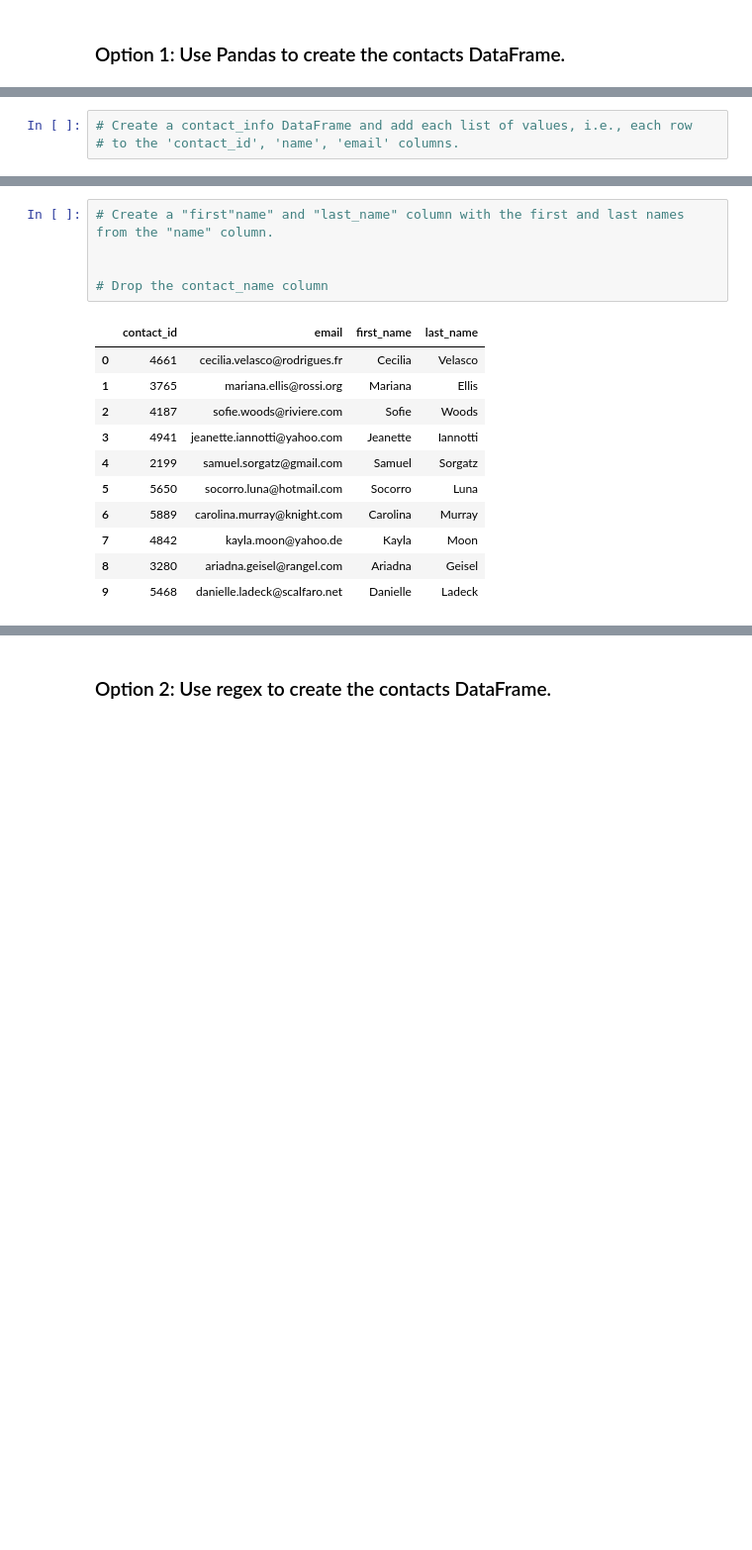
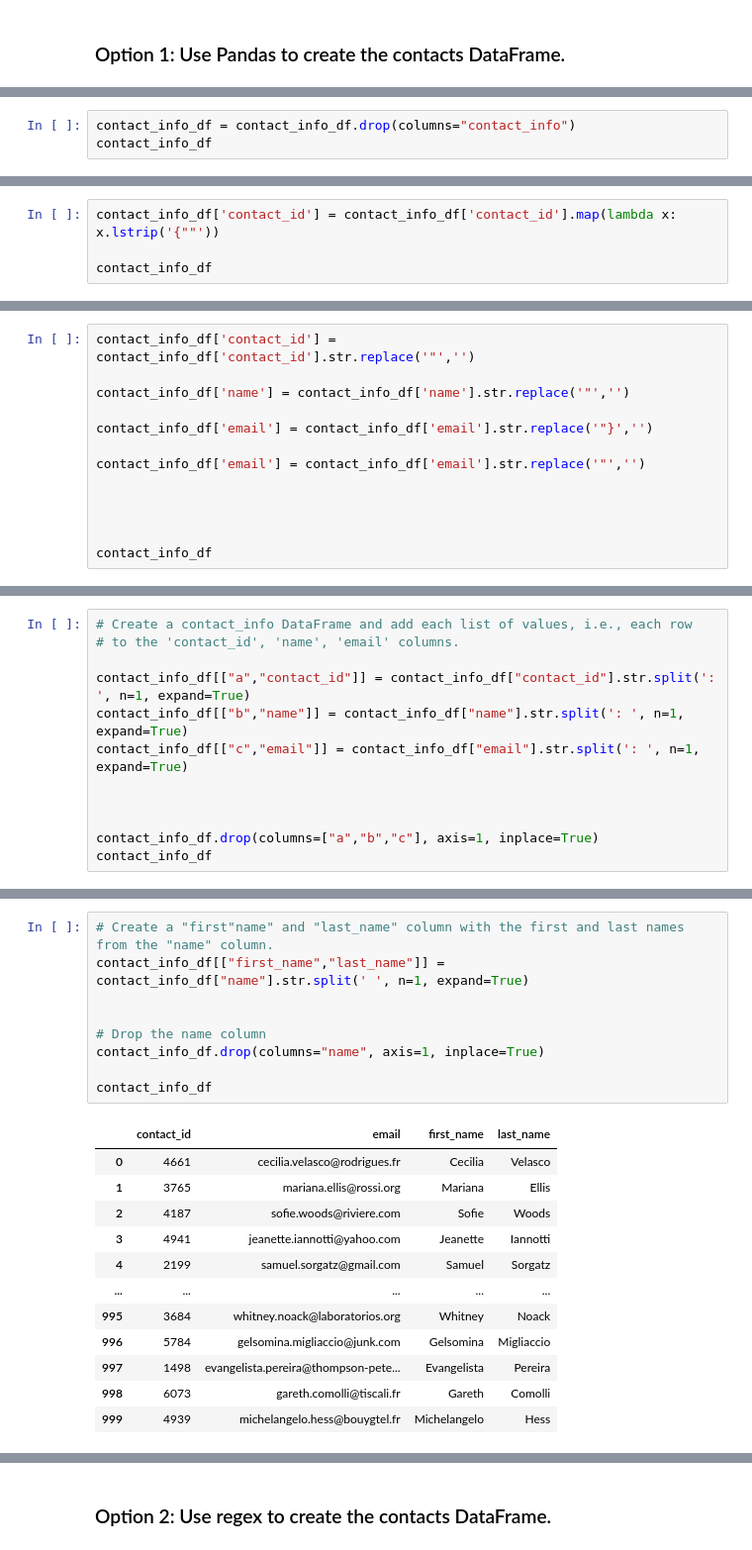
Before and after one commit to ubnas1/Crowdfunding_ETL, a Jupyter notebook: ETL_Mini_Project_Starter_Code_UNasar.ipynb, the cells around one changed output, grey strips where cells are left out. Shown at 99% size. Saved outputs shown, nothing was run; the diff lists cells and outputs as text; blank space fills up the shorter version.

```diff
--- a/ETL_Mini_Project_Starter_Code_UNasar.ipynb
+++ b/ETL_Mini_Project_Starter_Code_UNasar.ipynb
@@ -374,0 +408,3 @@ print(dict_values)
+# %%
+contact_info_df = contact_info_df.drop(columns="contact_info")
+contact_info_df
@@ -374,0 +425,4 @@ print(dict_values)
+# %%
+contact_info_df['contact_id'] = contact_info_df['contact_id'].map(lambda x: x.lstrip('{""'))
+
+contact_info_df
@@ -374,0 +443,13 @@ print(dict_values)
+# %%
+contact_info_df['contact_id'] = contact_info_df['contact_id'].str.replace('"','')
+
+contact_info_df['name'] = contact_info_df['name'].str.replace('"','')
+
+contact_info_df['email'] = contact_info_df['email'].str.replace('"}','')
+
+contact_info_df['email'] = contact_info_df['email'].str.replace('"','')
+
+
+
+
+contact_info_df
@@ -375,6 +470,15 @@ print(dict_values)
 # %%
 # Create a contact_info DataFrame and add each list of values, i.e., each row
 # to the 'contact_id', 'name', 'email' columns.
+
+contact_info_df[["a","contact_id"]] = contact_info_df["contact_id"].str.split(': ', n=1, expand=True)
+contact_info_df[["b","name"]] = contact_info_df["name"].str.split(': ', n=1, expand=True)
+contact_info_df[["c","email"]] = contact_info_df["email"].str.split(': ', n=1, expand=True)
+
+
+
+contact_info_df.drop(columns=["a","b","c"], axis=1, inplace=True)
+contact_info_df
 # %% [output]
 |  | contact_id | name | email |
 | 0 | 4661 | Cecilia Velasco | cecilia.velasco@rodrigues.fr |
@@ -398,17 +504,22 @@ memory usage: 23.6+ KB
 # %%
 # Create a "first"name" and "last_name" column with the first and last names from the "name" column.
+contact_info_df[["first_name","last_name"]] = contact_info_df["name"].str.split(' ', n=1, expand=True)
 
 
-# Drop the contact_name column
+# Drop the name column
+contact_info_df.drop(columns="name", axis=1, inplace=True)
+
+contact_info_df
 # %% [output]
 |  | contact_id | email | first_name | last_name |
 | 0 | 4661 | cecilia.velasco@rodrigues.fr | Cecilia | Velasco |
 | 1 | 3765 | mariana.ellis@rossi.org | Mariana | Ellis |
 | 2 | 4187 | sofie.woods@riviere.com | Sofie | Woods |
 | 3 | 4941 | jeanette.iannotti@yahoo.com | Jeanette | Iannotti |
 | 4 | 2199 | samuel.sorgatz@gmail.com | Samuel | Sorgatz |
-| 5 | 5650 | socorro.luna@hotmail.com | Socorro | Luna |
-| 6 | 5889 | carolina.murray@knight.com | Carolina | Murray |
-| 7 | 4842 | kayla.moon@yahoo.de | Kayla | Moon |
-| 8 | 3280 | ariadna.geisel@rangel.com | Ariadna | Geisel |
-| 9 | 5468 | danielle.ladeck@scalfaro.net | Danielle | Ladeck |
+| ... | ... | ... | ... | ... |
+| 995 | 3684 | whitney.noack@laboratorios.org | Whitney | Noack |
+| 996 | 5784 | gelsomina.migliaccio@junk.com | Gelsomina | Migliaccio |
+| 997 | 1498 | evangelista.pereira@thompson-pete... | Evangelista | Pereira |
+| 998 | 6073 | gareth.comolli@tiscali.fr | Gareth | Comolli |
+| 999 | 4939 | michelangelo.hess@bouygtel.fr | Michelangelo | Hess |
```
Also changed, not shown: parts of 17 cells of this notebook, 1 other file.
